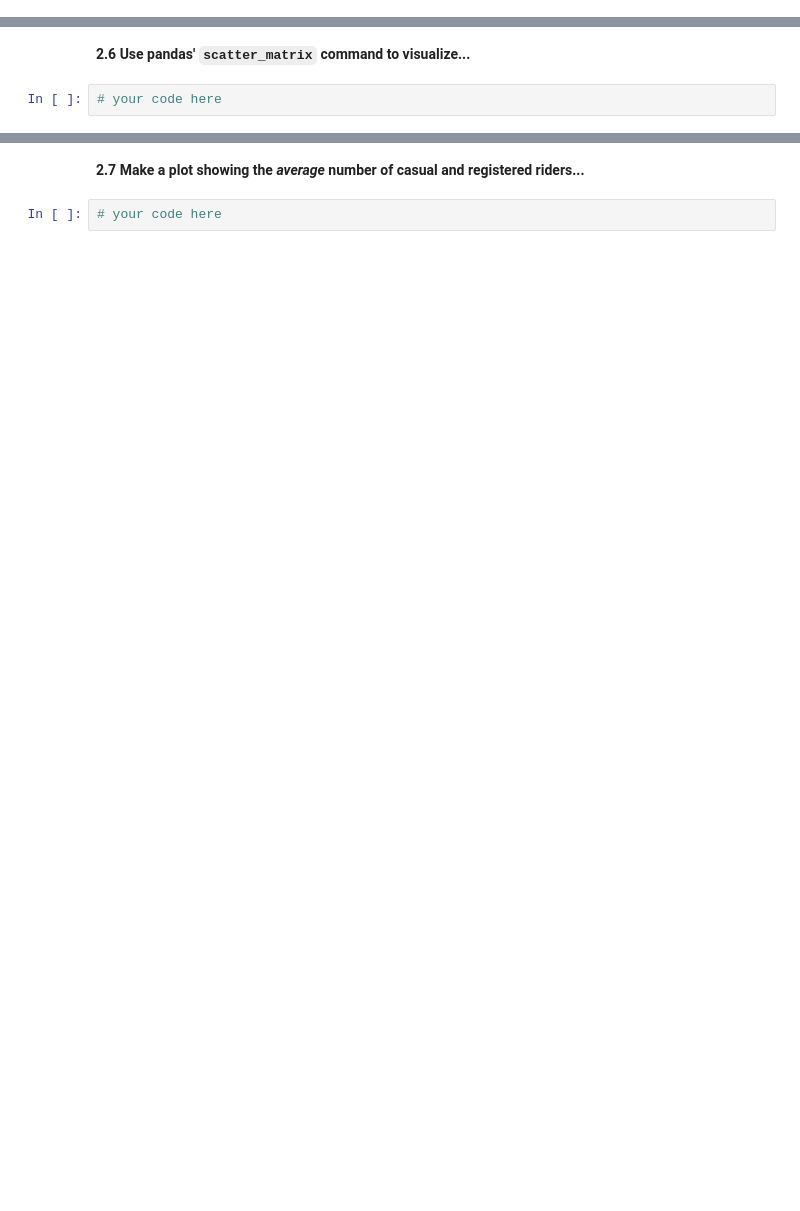
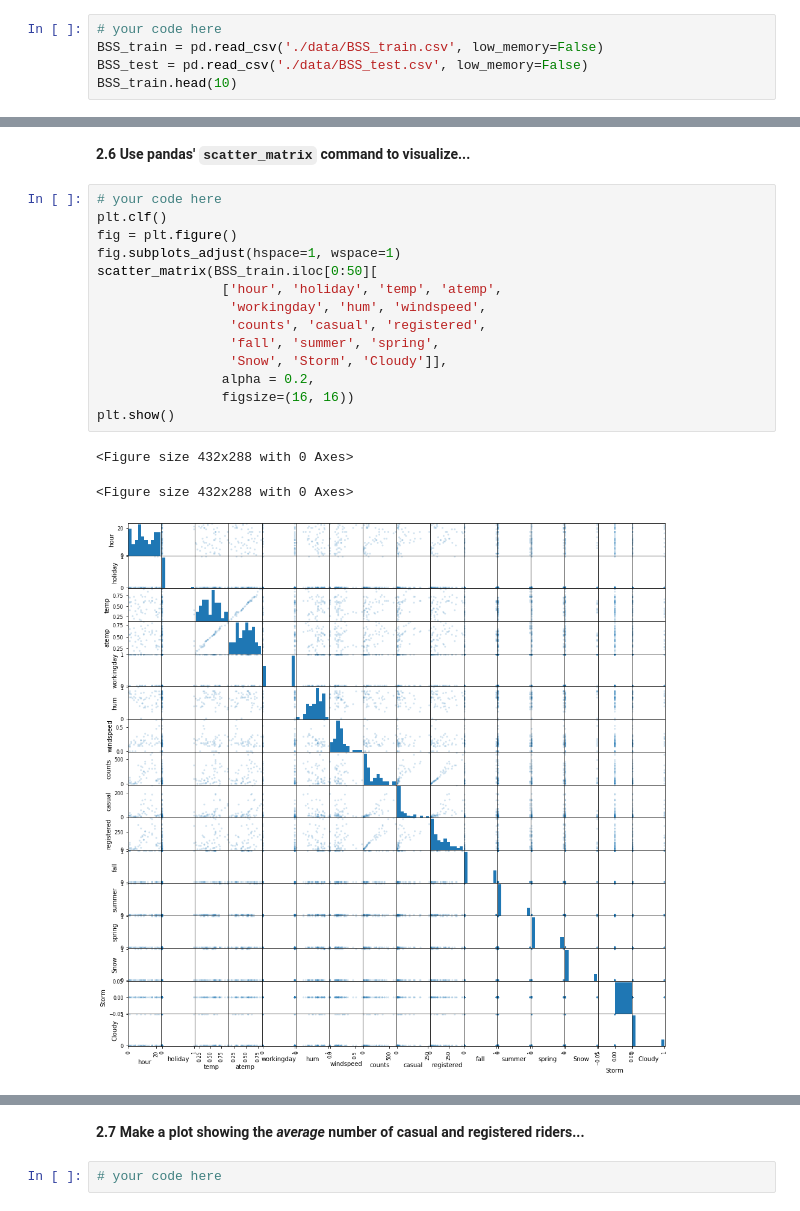
Before and after one commit to kdumontnu/2019-CS109A, a Jupyter notebook: homework/hw3/cs109a_hw3submit.ipynb, the cells around one changed output, grey strips where cells are left out. Saved outputs shown, nothing was run; the diff lists cells and outputs as text; blank space fills up the shorter version.

```diff
--- a/homework/hw3/cs109a_hw3submit.ipynb
+++ b/homework/hw3/cs109a_hw3submit.ipynb
@@ -330,0 +365,5 @@ ValueError: Cannot add integral value to Timestamp without freq.
+# %%
+# your code here
+BSS_train = pd.read_csv('./data/BSS_train.csv', low_memory=False)
+BSS_test = pd.read_csv('./data/BSS_test.csv', low_memory=False)
+BSS_train.head(10)
@@ -331,4 +383,20 @@ ValueError: Cannot add integral value to Timestamp without freq.
 # %% [markdown]
 **2.6 Use pandas' `scatter_matrix` command to visualize...**
-# %%
-# your code here
+# %%
+# your code here
+plt.clf()
+fig = plt.figure()
+fig.subplots_adjust(hspace=1, wspace=1)
+scatter_matrix(BSS_train.iloc[0:50][
+                ['hour', 'holiday', 'temp', 'atemp',
+                 'workingday', 'hum', 'windspeed',
+                 'counts', 'casual', 'registered',
+                 'fall', 'summer', 'spring',
+                 'Snow', 'Storm', 'Cloudy']],
+                alpha = 0.2,
+                figsize=(16, 16))
+plt.show()
+# %% [output]
+<Figure size 432x288 with 0 Axes>
+<Figure size 432x288 with 0 Axes>
+[figure, added]
```
Also changed, not shown: parts of 11 cells of this notebook, 1 other file.
